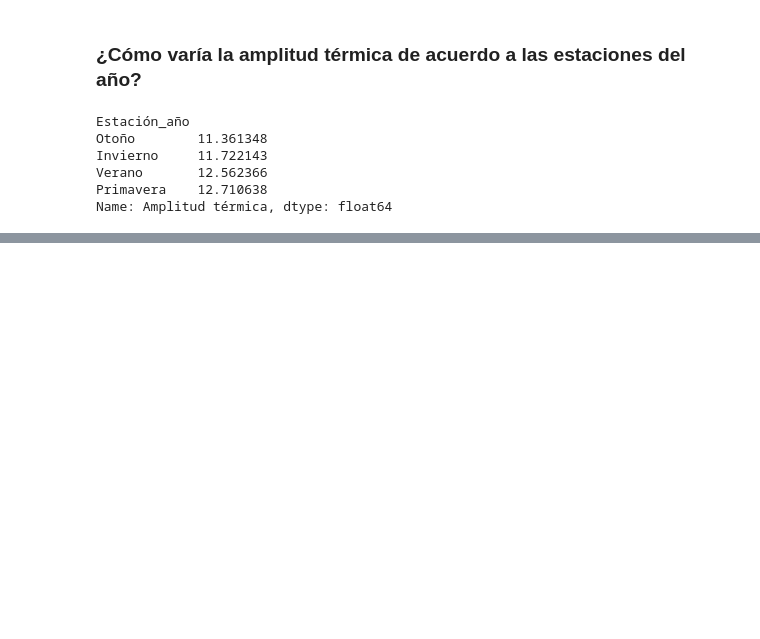
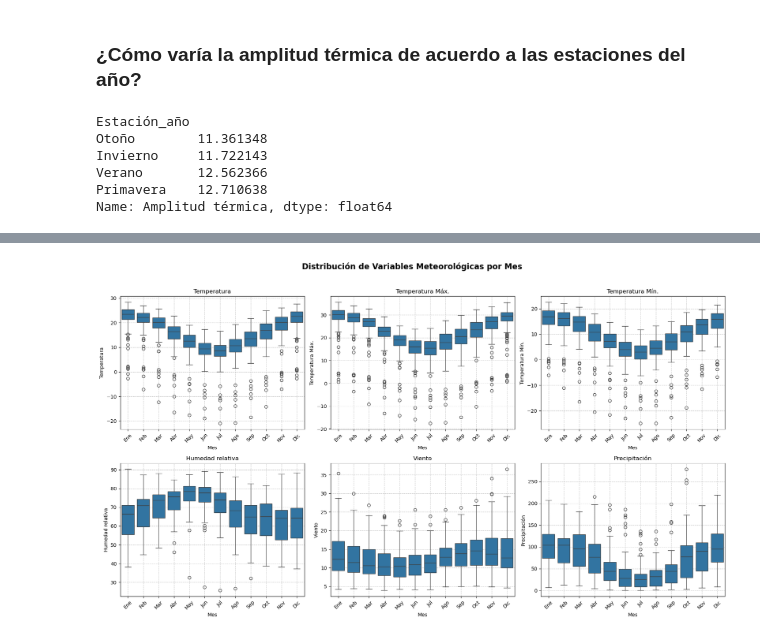
Before and after one commit to Mati279/Analisis-de-Datos---TPs, a Jupyter notebook: TP1/Borrador.ipynb, the cells around one changed output, grey strips where cells are left out. Drawn from its saved outputs; the diff is of its cells as text; code cells hidden in the pictures; blank space fills up the shorter version.

```diff
--- a/TP1/Borrador.ipynb
+++ b/TP1/Borrador.ipynb
@@ -501,0 +676,30 @@ Passing `palette` without assigning `hue` is deprecated and will be removed in v
+# %%
+# Graficamos
+# Creamos una figura con subplots para cada variable
+fig, axes = plt.subplots(2, 3, figsize=(18, 10))
+fig.suptitle('Distribución de Variables Meteorológicas por Mes', fontsize=16, weight='bold', y=1.02)
+
+# Aplanamos los ejes para iterar más fácilmente
+axes_flat = axes.flatten()
+
+# Variables a graficar
+variables = ['Temperatura', 'Temperatura Máx.', 'Temperatura Mín.',
+            'Humedad relativa', 'Viento', 'Precipitación']
+
+# Definimos el orden cronológico de los meses
+orden_meses = ['Ene', 'Feb', 'Mar', 'Abr', 'May', 'Jun', 'Jul', 'Ago', 'Sep', 'Oct', 'Nov', 'Dic']
+
+# Reordenamos los meses en el dataframe
+df_91_20['Mes'] = pd.Categorical(df_91_20['Mes'], categories=orden_meses, ordered=True)
+
+# Creamos un boxplot para cada variable
+for i, variable in enumerate(variables):
+    sns.boxplot(data=df_91_20, x='Mes', y=variable, ax=axes_flat[i])
+    axes_flat[i].set_title(variable)
+    axes_flat[i].grid(True, linestyle='--', alpha=0.7)
+    axes_flat[i].tick_params(axis='x', rotation=45)
+
+plt.tight_layout()
+plt.show()
+# %% [output]
+[figure, added]
```
Also changed, not shown: parts of 14 cells of this notebook.
